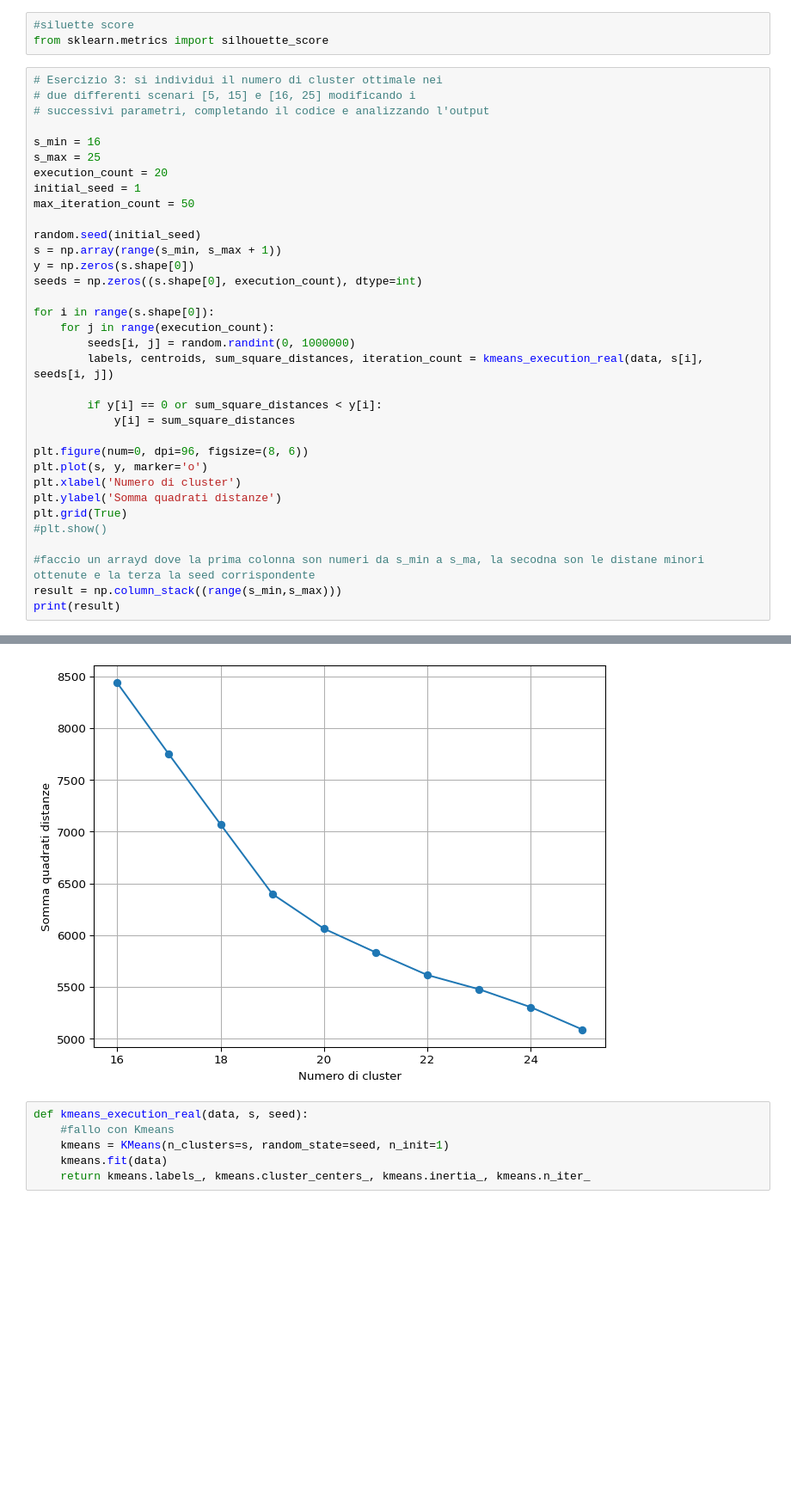
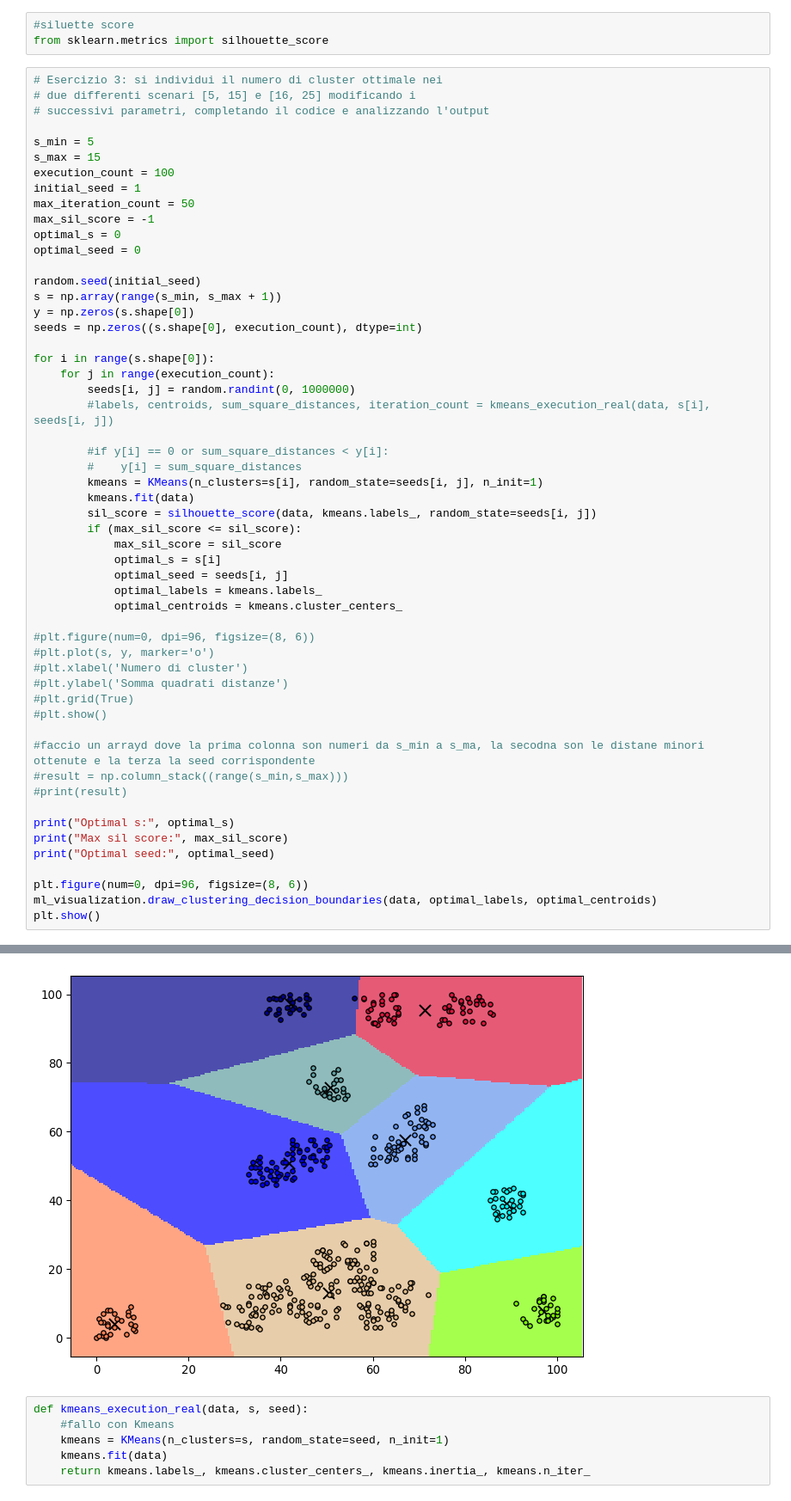
Before and after one commit to LorenzoRigoni/ML_Competition, a Jupyter notebook: Profumi/6 - KMeans.ipynb, the cells around one changed output, grey strips where cells are left out. Shown at 86% size. Cells and saved outputs as stored; diff of their text form; blank space fills up the shorter version.

Commit message:
Primo try per competition clustering

```diff
--- a/Profumi/6 - KMeans.ipynb
+++ b/Profumi/6 - KMeans.ipynb
@@ -355,11 +346,14 @@ from sklearn.metrics import silhouette_score
 # due differenti scenari [5, 15] e [16, 25] modificando i
 # successivi parametri, completando il codice e analizzando l'output
 
-s_min = 16
-s_max = 25
-execution_count = 20
+s_min = 5
+s_max = 15
+execution_count = 100
 initial_seed = 1
 max_iteration_count = 50
+max_sil_score = -1
+optimal_s = 0
+optimal_seed = 0
 
 random.seed(initial_seed)
 s = np.array(range(s_min, s_max + 1))
@@ -369,19 +363,36 @@ seeds = np.zeros((s.shape[0], execution_count), dtype=int)
 for i in range(s.shape[0]):
     for j in range(execution_count):
         seeds[i, j] = random.randint(0, 1000000)
-        labels, centroids, sum_square_distances, iteration_count = kmeans_execution_real(data, s[i], seeds[i, j])
+        #labels, centroids, sum_square_distances, iteration_count = kmeans_execution_real(data, s[i], seeds[i, j])
 
-        if y[i] == 0 or sum_square_distances < y[i]:
-            y[i] = sum_square_distances
+        #if y[i] == 0 or sum_square_distances < y[i]:
+        #    y[i] = sum_square_distances
+        kmeans = KMeans(n_clusters=s[i], random_state=seeds[i, j], n_init=1)
+        kmeans.fit(data)
+        sil_score = silhouette_score(data, kmeans.labels_, random_state=seeds[i, j])
+        if (max_sil_score <= sil_score):
+            max_sil_score = sil_score
+            optimal_s = s[i]
+            optimal_seed = seeds[i, j]
+            optimal_labels = kmeans.labels_
+            optimal_centroids = kmeans.cluster_centers_
 
-plt.figure(num=0, dpi=96, figsize=(8, 6))
-plt.plot(s, y, marker='o')
-plt.xlabel('Numero di cluster')
-plt.ylabel('Somma quadrati distanze')
-plt.grid(True)
+#plt.figure(num=0, dpi=96, figsize=(8, 6))
+#plt.plot(s, y, marker='o')
+#plt.xlabel('Numero di cluster')
+#plt.ylabel('Somma quadrati distanze')
+#plt.grid(True)
 #plt.show()
 
 #faccio un arrayd dove la prima colonna son numeri da s_min a s_ma, la secodna son le distane minori ottenute e la terza la seed corrispondente
-result = np.column_stack((range(s_min,s_max)))
-print(result)
+#result = np.column_stack((range(s_min,s_max)))
+#print(result)
+
+print("Optimal s:", optimal_s)
+print("Max sil score:", max_sil_score)
+print("Optimal seed:", optimal_seed)
+
+plt.figure(num=0, dpi=96, figsize=(8, 6))
+ml_visualization.draw_clustering_decision_boundaries(data, optimal_labels, optimal_centroids)
+plt.show()
 # %% [output]
@@ -389,4 +402,4 @@ print(result)
-[figure, old version]
+[figure, new version]
 # %%
 def kmeans_execution_real(data, s, seed):
     #fallo con Kmeans
```
Also changed, not shown: parts of 6 cells of this notebook, 1 other file.
